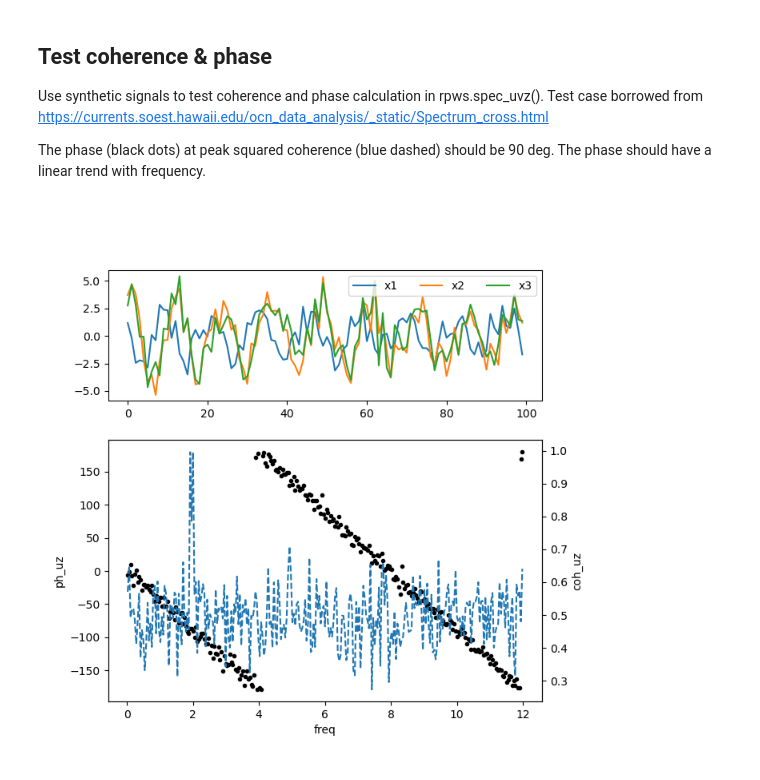
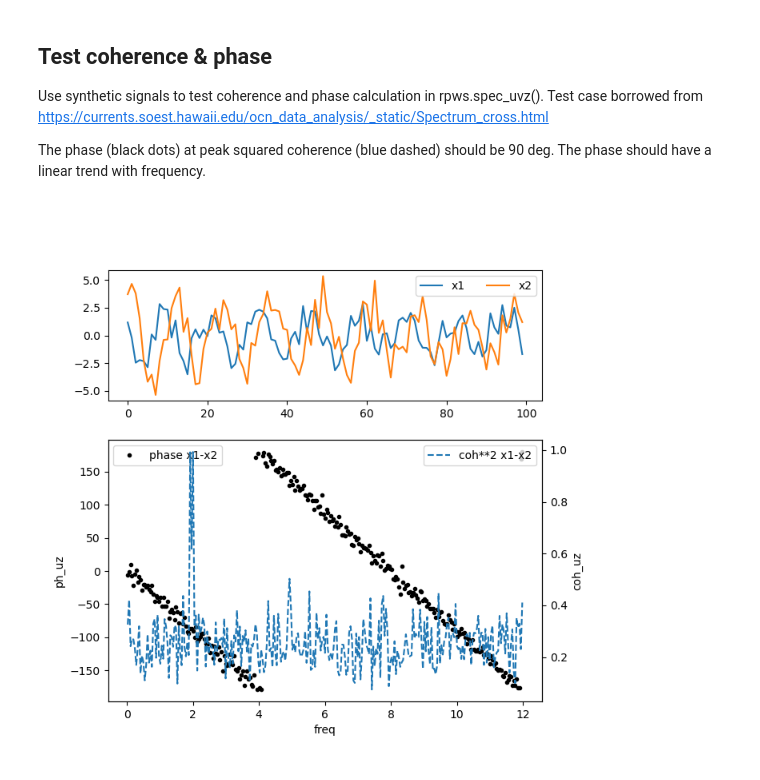
Before and after one commit to mikapm/pyROXSI, a Jupyter notebook: roxsi_pyfuns/notebooks/signature_visualize.ipynb, the cells around one changed output. Saved outputs shown, nothing was run; the diff lists cells and outputs as text; code cells hidden in the pictures.

```diff
--- a/roxsi_pyfuns/notebooks/signature_visualize.ipynb
+++ b/roxsi_pyfuns/notebooks/signature_visualize.ipynb
@@ -826,32 +826,34 @@ def three_series(n_shift, nt, dt=1, freqs=None,
     t = t0[:-n_shift]
     s1 = s0[n_shift:] + noise[n_shift:] + amp * np.random.randn(nt)
     s2 = s0[:-n_shift] + noise[:-n_shift] + amp * np.random.randn(nt)
     s3 = s0[:-n_shift] + noise[:-n_shift] + amp * np.random.randn(nt)
 
     s1 -= s1.mean()
     s2 -= s2.mean()
     s3 -= s3.mean()
     return t, s1, s2 * 1.5, s3 * 1.5
 
 t, x1, x2, x3 = three_series(3, 28800, freqs=[1/12.42, 1/12],
                              amp=0.5,
                              complex=False,
                              repeatable=False)
 
 fs = 24
 dt = 1 / fs
 sp = rpws.spec_uvz(z=x1, u=x2, v=x3, fs=fs, fmerge=11)
 
 fig, axes = plt.subplots(figsize=(7,7), nrows=2, gridspec_kw={'height_ratios':[1,2]})
 axes[0].plot(t[:100], x1[:100], label='x1')
 axes[0].plot(t[:100], x2[:100], label='x2')
 # axes[0].plot(t[:100], x3[:100], label='x3')
 axes[0].legend(fontsize=10, ncols=2)
 ax1 = axes[1].twinx()
 np.rad2deg(sp.ph_uz).plot(ax=axes[1], color='k', marker='.', linestyle='none',
                           label='phase x1-x2')
-(sp.coh_uz**1).plot(ax=ax1, linestyle='--', label='phase x1-x2')
+(sp.coh_uz**2).plot(ax=ax1, linestyle='--', label='coh**2 x1-x2')
+axes[1].legend(fontsize=10, ncols=2)
+ax1.legend(fontsize=10, ncols=2)
 plt.show()
 # plt.clf()
 # %% [output]
-[figure, old version]
+[figure, new version]
```
